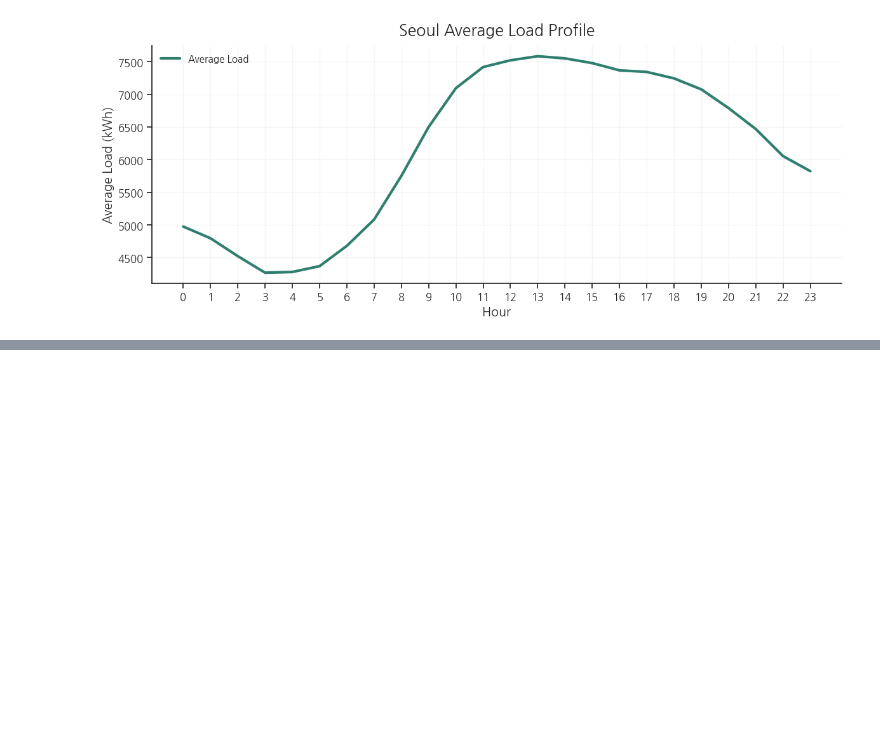
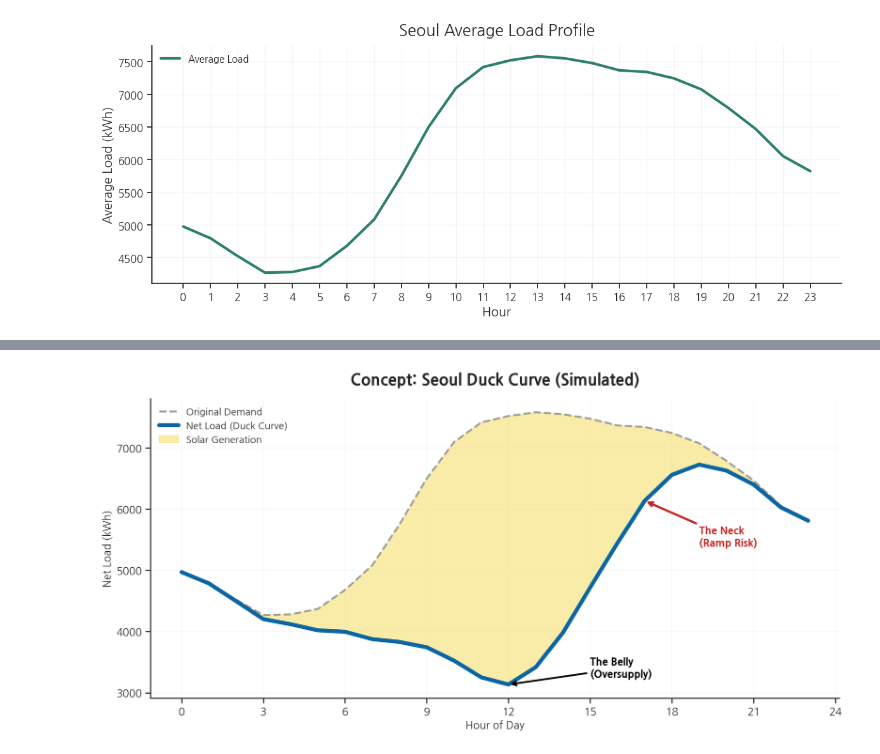
Before and after one commit to s2pray4u2s/seoul-pv-load-analysis, a Jupyter notebook: notebooks/07_DAY7_summary.ipynb, the cells around one changed output, grey strips where cells are left out. Saved outputs shown, nothing was run; the diff lists cells and outputs as text; code cells hidden in the pictures; blank space fills up the shorter version.

```diff
--- a/notebooks/07_DAY7_summary.ipynb
+++ b/notebooks/07_DAY7_summary.ipynb
@@ -249,0 +335,93 @@ plt.show()
+# %%
+import numpy as np
+import matplotlib.pyplot as plt
+
+# ---- 색/스타일 (원하는대로 조정 가능) ----
+BLUE = "#0B66A3"       # Net Load (굵은 파랑)
+GRAY = "#9E9E9E"       # Original demand (회색 점선)
+YELLOW = "#F6E27A"     # Solar generation 영역
+RED = "#C62828"        # Neck 주석(빨강)
+
+fig, ax = plt.subplots(figsize=(12, 6), dpi=160)
+
+# 1) Original Demand (Seoul baseline) - 점선 회색
+ax.plot(
+    hours, load_s,
+    ls="--", lw=2.2, color=GRAY,
+    label="Original Demand"
+)
+
+# 2) Net Load - 두꺼운 파랑
+ax.plot(
+    hours, net_s,
+    lw=4.5, color=BLUE, solid_capstyle="round",
+    label="Net Load (Duck Curve)"
+)
+
+# 3) Solar generation 면적 (Original - Net 사이)
+ax.fill_between(
+    hours, net_s, load_s,
+    color=YELLOW, alpha=0.65,
+    label="Solar Generation"
+)
+
+# -------------------------
+# Belly(최저점) 주석
+# -------------------------
+belly_idx = int(np.argmin(net_s))
+belly_h = int(hours[belly_idx])
+belly_y = float(net_s[belly_idx])
+
+ax.annotate(
+    "The Belly\n(Oversupply)",
+    xy=(belly_h, belly_y),
+    xytext=(belly_h + 3.0, belly_y + (load_s.max() - load_s.min())*0.08),
+    arrowprops=dict(arrowstyle="->", lw=2, color="black"),
+    fontsize=12, fontweight="bold", color="black",
+    ha="left", va="center"
+)
+
+# -------------------------
+# Neck(램프 리스크) 주석
+# - 16~20시 구간에서 순부하 증가 기울기 최대 지점 찾기
+# -------------------------
+ramp_window = (hours >= 16) & (hours <= 20)
+ramp_hours = hours[ramp_window]
+ramp_vals = net_s[ramp_window]
+
+# 시간 간격이 1시간이므로 diff로 기울기(증가량) 계산
+slopes = np.diff(ramp_vals)
+neck_local_idx = int(np.argmax(slopes))  # 가장 가파른 구간 시작점
+neck_h = int(ramp_hours[neck_local_idx + 1])
+neck_y = float(ramp_vals[neck_local_idx + 1])
+
+ax.annotate(
+    "The Neck\n(Ramp Risk)",
+    xy=(neck_h, neck_y),
+    xytext=(neck_h + 2.0, neck_y - (load_s.max() - load_s.min())*0.18),
+    arrowprops=dict(arrowstyle="->", lw=2.5, color=RED),
+    fontsize=12, fontweight="bold", color=RED,
+    ha="left", va="center"
+)
+
+# -------------------------
+# 레이아웃/미감 (개념도 느낌)
+# -------------------------
+ax.set_title("Concept: Seoul Duck Curve (Simulated)", fontsize=18, fontweight="bold", pad=16)
+ax.set_xlabel("Hour of Day", fontsize=12, fontweight="medium")
+ax.set_ylabel("Net Load (kWh)", fontsize=12, fontweight="medium")
+
+ax.set_xticks(range(0, 25, 3))
+ax.grid(True, alpha=0.12)
+
+# 개념도 느낌으로 y축 눈금/프레임 단순화(선택)
+ax.spines["top"].set_visible(False)
+ax.spines["right"].set_visible(False)
+
+ax.legend(frameon=False, loc="upper left", fontsize=11)
+
+plt.tight_layout()
+plt.savefig(FIG_DIR / "seoul_duck_curve.png", **SAVE_KWARGS)
+plt.show()
+# %% [output]
+[figure, added]
```
Also changed, not shown: parts of 2 cells of this notebook, 15 other files.
